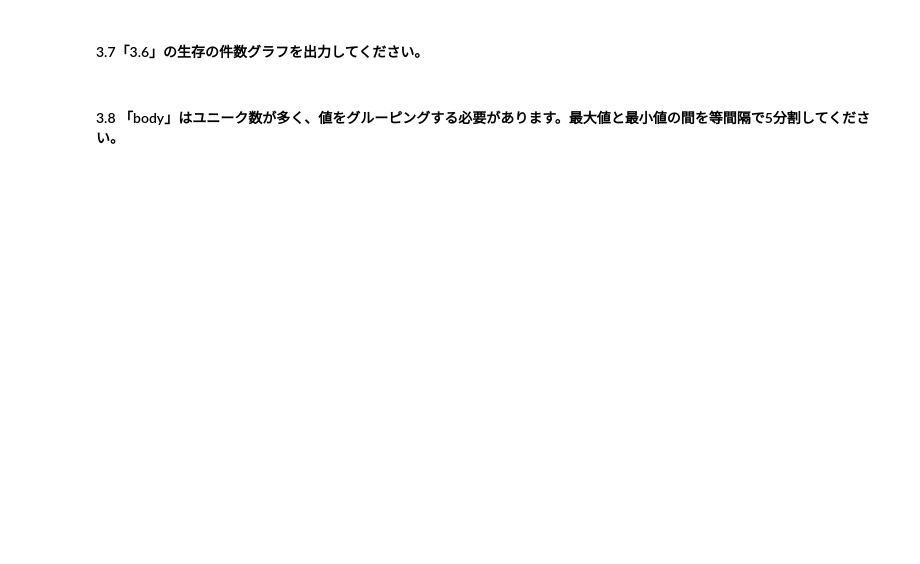
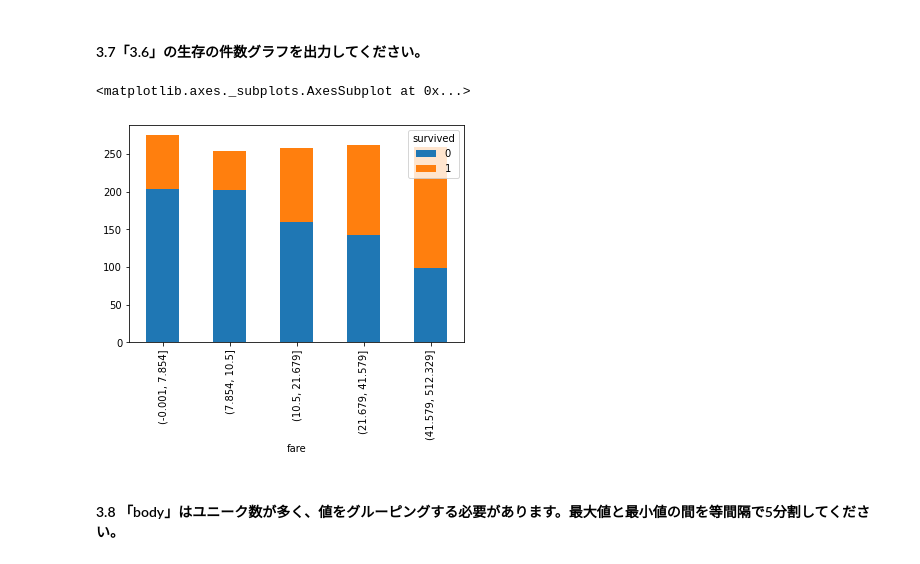
Before and after one commit to narukawamasa/python_smple, a Jupyter notebook: machine_learning_editor.ipynb, the cells around one changed output. Drawn from its saved outputs; the diff is of its cells as text; code cells hidden in the pictures; blank space fills up the shorter version.

```diff
--- a/machine_learning_editor.ipynb
+++ b/machine_learning_editor.ipynb
@@ -238,2 +291,5 @@ dtype: bool
 # %% [markdown]
 #### 3.6 「fare」はユニーク数が多く、値をグルーピングする必要があります。値を昇順にして上から順番に「件数ができるだけ均等になるよう」グループ化を行い、各グループ毎に生存割合を算出してください。※値に重複があるので、完全に均等にする必要はありません。
+# %%
+f_cut = pd.qcut(titanic_data_except_object['fare'],5)
+titanic_data_except_object.groupby(f_cut).mean()['survived'].round(3)
@@ -240,4 +304,10 @@ dtype: bool
 # %% [markdown]
 #### 3.7「3.6」の生存の件数グラフを出力してください。
+# %%
+a = pd.crosstab(f_cut, titanic_data_except_object['survived'])
+a.plot.bar(stacked=True)
+# %% [output]
+<matplotlib.axes._subplots.AxesSubplot at 0x...>
+[figure, added]
 # %% [markdown]
 #### 3.8 「body」はユニーク数が多く、値をグルーピングする必要があります。最大値と最小値の間を等間隔で5分割してください。
```
Also changed, not shown: parts of 36 cells of this notebook.
